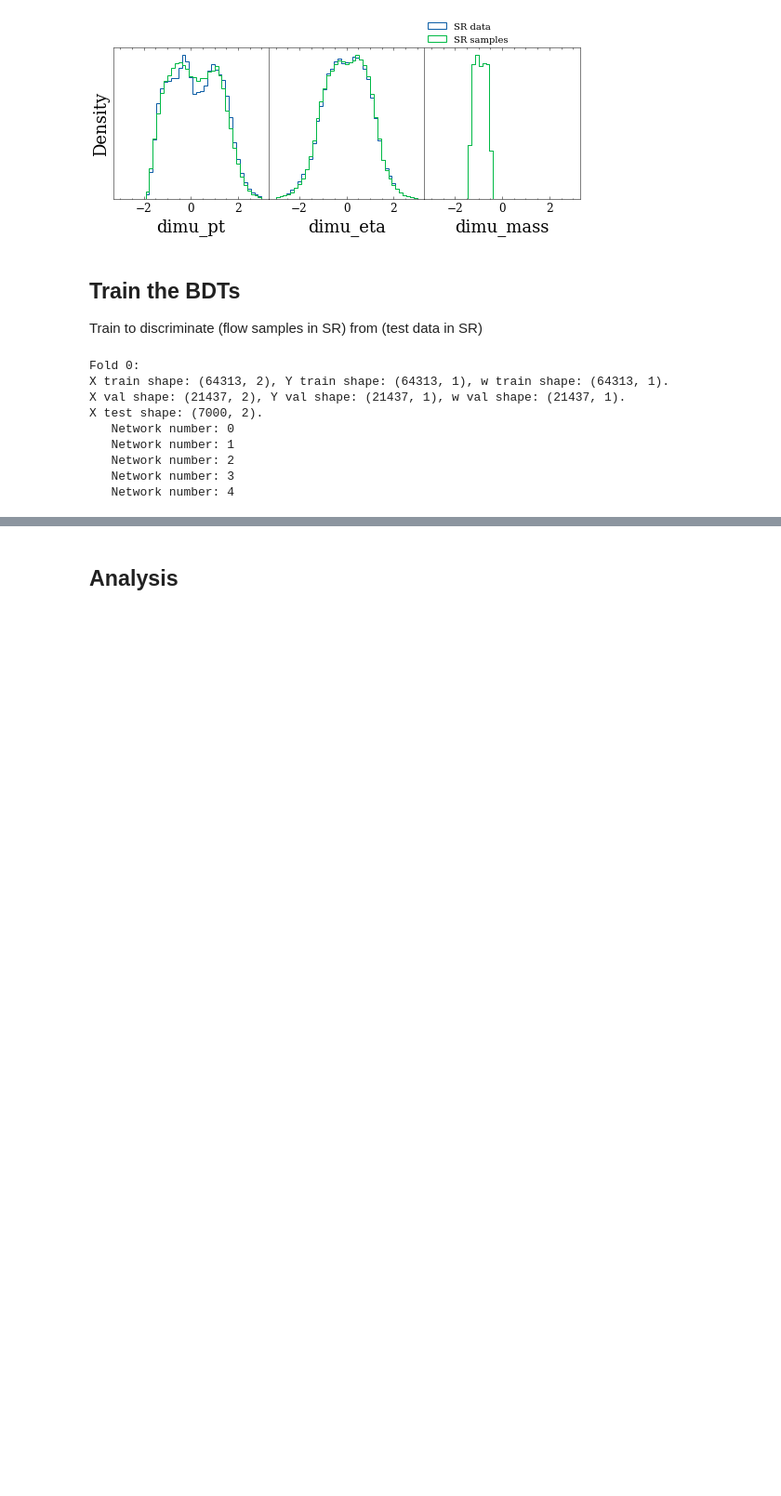
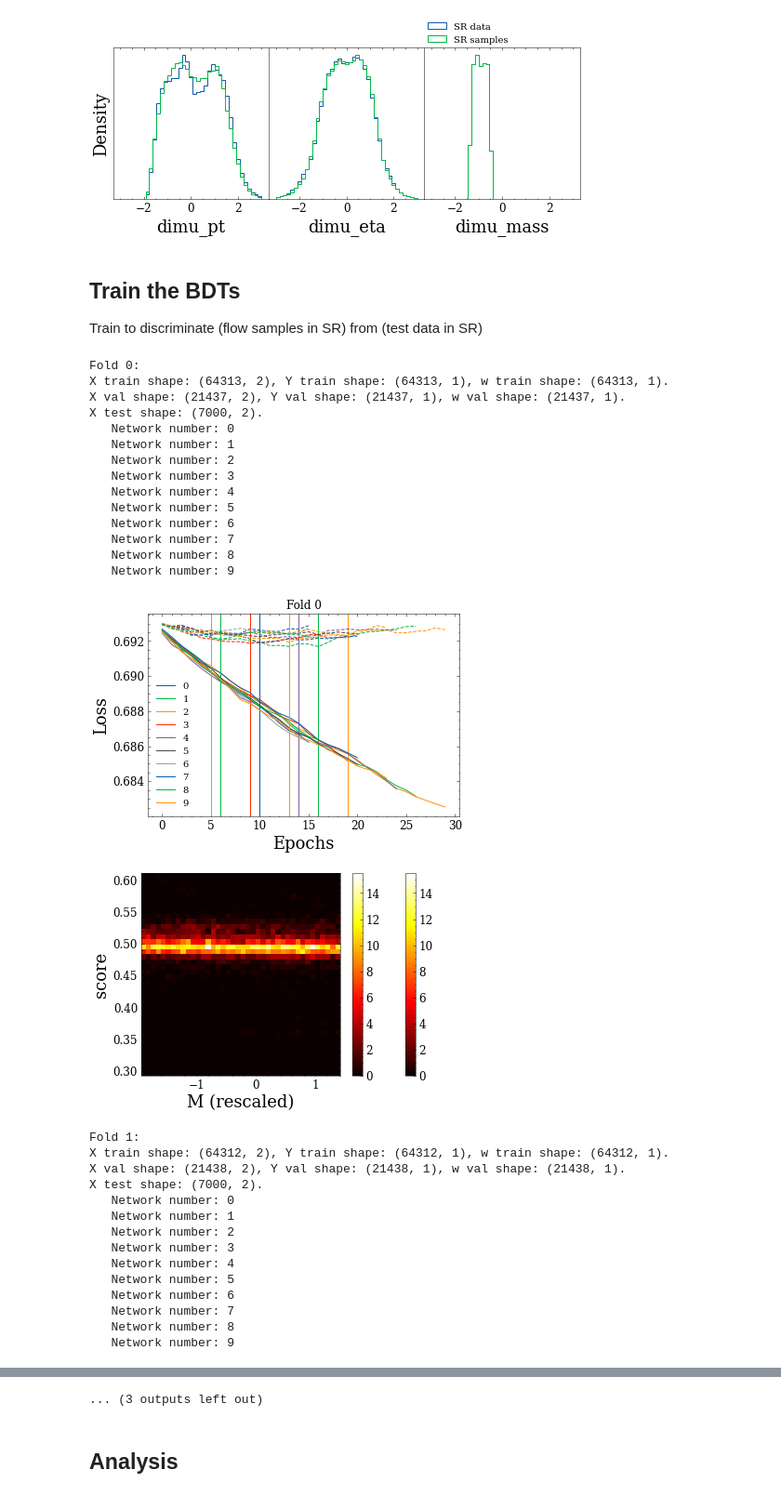
Before and after one commit to hep-lbdl/dimuonAD, a Jupyter notebook: 07_bump_hunt.ipynb, the cells around one changed output, grey strips where cells are left out. Shown at 93% size. Cells and saved outputs as stored; diff of their text form; code cells hidden in the pictures; blank space fills up the shorter version.

```diff
--- a/07_bump_hunt.ipynb
+++ b/07_bump_hunt.ipynb
@@ -142,11 +160,10 @@ import xgboost as xgb
 
 # BDT HYPERPARAMETERS
 
-# best for feature set 3
 n_estimators = 300 # number of boosting stages
 max_depth = 5 # max depth of individual regression estimators; related to complexity
 learning_rate = 0.1
-subsample = 0.5 # fraction of samples to be used for fitting the individual base learners
+subsample = 0.7 # fraction of samples to be used for fitting the individual base learners
 early_stopping_rounds = 10 # stop training BDT is validation loss doesn't improve after this many rounds
 # %%
 def run_BDT_bump_hunt(flow_samples_SR, data_samples_SR, data_samples_SB, num_folds, num_to_ensemble,
@@ -322,12 +339,14 @@ def run_BDT_bump_hunt(flow_samples_SR, data_samples_SR, data_samples_SB, num_fol
 
 
 
-        scores_splits[i_fold] = np.mean(scores_fold, axis = 1)
+        #scores_splits[i_fold] = np.mean(scores_fold, axis = 1)
+        scores_splits[i_fold] = scores_fold
         for alt_id in alt_test_sets_data.keys():
-            alt_scores_splits[alt_id][i_fold] = np.mean(alt_scores_fold[alt_id], axis = 1)
+            #alt_scores_splits[alt_id][i_fold] = np.mean(alt_scores_fold[alt_id], axis = 1)
+            alt_scores_splits[alt_id][i_fold] = alt_scores_fold[alt_id]
 
         plt.figure()
-        plt.hist2d(test_data_splits[i_fold][:,-1], scores_splits[i_fold], bins = 40, cmap = "hot", density = True)
+        plt.hist2d(test_data_splits[i_fold][:,-1], np.mean(scores_fold, axis = 1), bins = 40, cmap = "hot", density = True)
         plt.xlabel("M (rescaled)")
         plt.ylabel("score")
         #plt.axvline(SR_min_rescaled, color = "red")
@@ -336,8 +355,10 @@ def run_BDT_bump_hunt(flow_samples_SR, data_samples_SR, data_samples_SB, num_fol
         plt.colorbar()
         plt.show()
 
+        """
+
         plt.figure()
-        plt.hist2d(alt_data_splits["FPR_validation"][i_fold][:,-1], alt_scores_splits["FPR_validation"][i_fold], bins = 40, cmap = "hot", density = True)
+        plt.hist2d(alt_data_splits["FPR_validation"][i_fold][:,-1], np.mean(alt_scores_splits["FPR_validation"][i_fold], axis = 1), bins = 40, cmap = "hot", density = True)
         plt.xlabel("M (rescaled)")
         plt.ylabel("score")
         plt.axvline(SR_min_rescaled, color = "red")
@@ -347,7 +368,7 @@ def run_BDT_bump_hunt(flow_samples_SR, data_samples_SR, data_samples_SB, num_fol
         plt.show()
 
         plt.figure()
-        plt.hist2d(alt_data_splits["samesign"][i_fold][:,-1], alt_scores_splits["samesign"][i_fold], bins = 40, cmap = "hot", density = True)
+        plt.hist2d(alt_data_splits["samesign"][i_fold][:,-1], np.mean(alt_scores_splits["samesign"][i_fold], axis = 1), bins = 40, cmap = "hot", density = True)
         plt.xlabel("M (rescaled)")
         plt.ylabel("score")
         #plt.axvline(SR_min_rescaled, color = "red")
@@ -356,31 +377,52 @@ def run_BDT_bump_hunt(flow_samples_SR, data_samples_SR, data_samples_SB, num_fol
         plt.colorbar()
         plt.show()
         print()
+        """
 
     return test_data_splits, scores_splits, alt_data_splits, alt_scores_splits
 # %%
 # Train a classifier to discriminate SR samples from SR data
 
 n_folds = 5
-n_to_ensemble = 25
+n_to_ensemble = 10
 
-alt_test_sets_data = {"FPR_validation":data_dict["SR_samples_validation"],
-                      "samesign":test_events_samesign,
-                      "ROC":test_events_ROC}
+alt_test_sets_data = {"FPR_validation":train_samples_dict["SR_samples_validation"],
+                      "alt":alt_test_events,
+                      "ROC":ROC_test_events}
 
-test_events_ROC
 
-test_data_splits, scores_splits, alt_data_splits, alt_scores_splits = run_BDT_bump_hunt(clean_data(data_dict["SR_samples"]),
+test_data_splits, scores_splits, alt_data_splits, alt_scores_splits = run_BDT_bump_hunt(clean_data(train_samples_dict["SR_samples"]),
                                         clean_data(test_events_SR), clean_data(test_events_SB), n_folds, n_to_ensemble,
                                             alt_test_sets_data=alt_test_sets_data,
                                                                      visualize=True)
 # %% [output]
 Fold 0:
 X train shape: (64313, 2), Y train shape: (64313, 1), w train shape: (64313, 1).
 X val shape: (21437, 2), Y val shape: (21437, 1), w val shape: (21437, 1).
 X test shape: (7000, 2).
    Network number: 0
    Network number: 1
    Network number: 2
    Network number: 3
    Network number: 4
+   Network number: 5
+   Network number: 6
+   Network number: 7
+   Network number: 8
+   Network number: 9
+[figure, added]
+[figure, added]
+Fold 1:
+X train shape: (64312, 2), Y train shape: (64312, 1), w train shape: (64312, 1).
+X val shape: (21438, 2), Y val shape: (21438, 1), w val shape: (21438, 1).
+X test shape: (7000, 2).
+   Network number: 0
+   Network number: 1
+   Network number: 2
+   Network number: 3
+   Network number: 4
+   Network number: 5
+   Network number: 6
+   Network number: 7
+   Network number: 8
+   Network number: 9
@@ -387,3 +463,4 @@ X test shape: (7000, 2).
+... (3 outputs left out)
 # %% [markdown]
 ## Analysis
 # %% [markdown]
```
Also changed, not shown: parts of 18 cells of this notebook, 1 other file.
